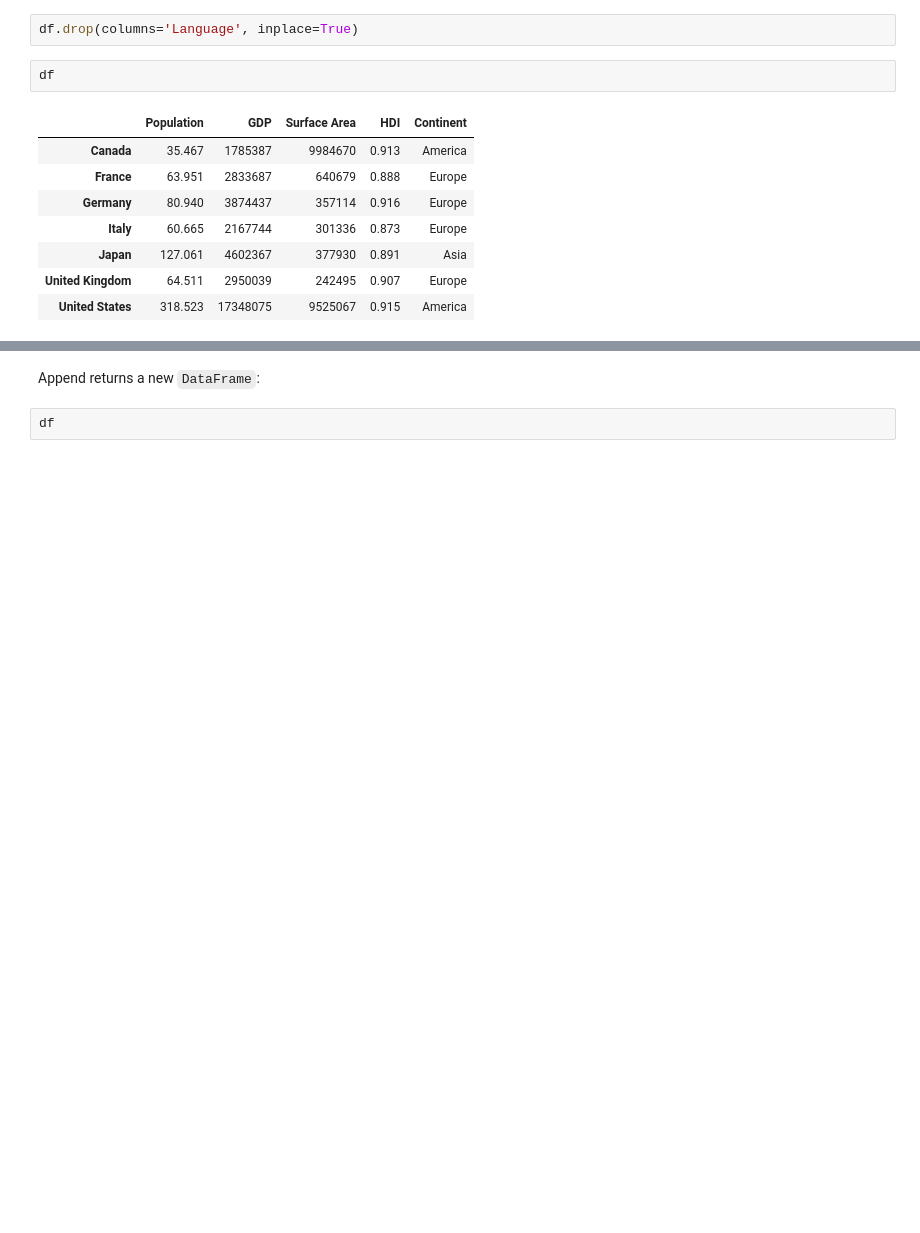
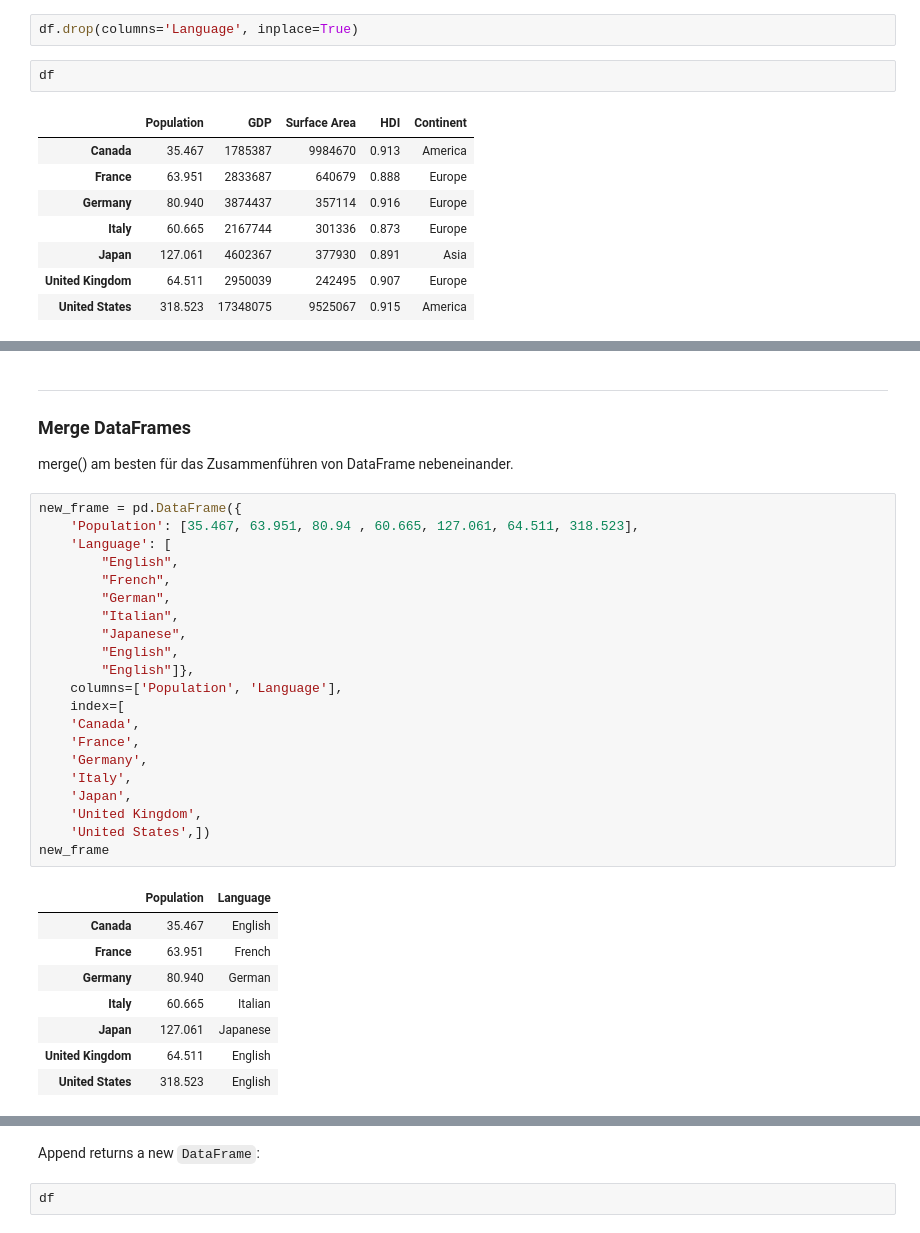
Before and after one commit to DavidKrGH/JupyterLab, a Jupyter notebook: TutorialDataAnalysis/Intro-to-pandas/3 - Pandas - DataFrames.ipynb, the cells around one changed output, grey strips where cells are left out. Cells and saved outputs as stored; diff of their text form; blank space fills up the shorter version.

```diff
--- a/TutorialDataAnalysis/Intro-to-pandas/3 - Pandas - DataFrames.ipynb
+++ b/TutorialDataAnalysis/Intro-to-pandas/3 - Pandas - DataFrames.ipynb
@@ -654,0 +674,34 @@ df
+# %% [markdown]
+---
+### Merge DataFrames
+merge() am besten für das Zusammenführen von DataFrame nebeneinander.
+# %%
+new_frame = pd.DataFrame({
+    'Population': [35.467, 63.951, 80.94 , 60.665, 127.061, 64.511, 318.523],
+    'Language': [
+        "English",
+        "French",
+        "German",
+        "Italian",
+        "Japanese",
+        "English",
+        "English"]},
+    columns=['Population', 'Language'],
+    index=[
+    'Canada',
+    'France',
+    'Germany',
+    'Italy',
+    'Japan',
+    'United Kingdom',
+    'United States',])
+new_frame
+# %% [output]
+|  | Population | Language |
+| Canada | 35.467 | English |
+| France | 63.951 | French |
+| Germany | 80.940 | German |
+| Italy | 60.665 | Italian |
+| Japan | 127.061 | Japanese |
+| United Kingdom | 64.511 | English |
+| United States | 318.523 | English |
```
Also changed, not shown: parts of 12 cells of this notebook.
